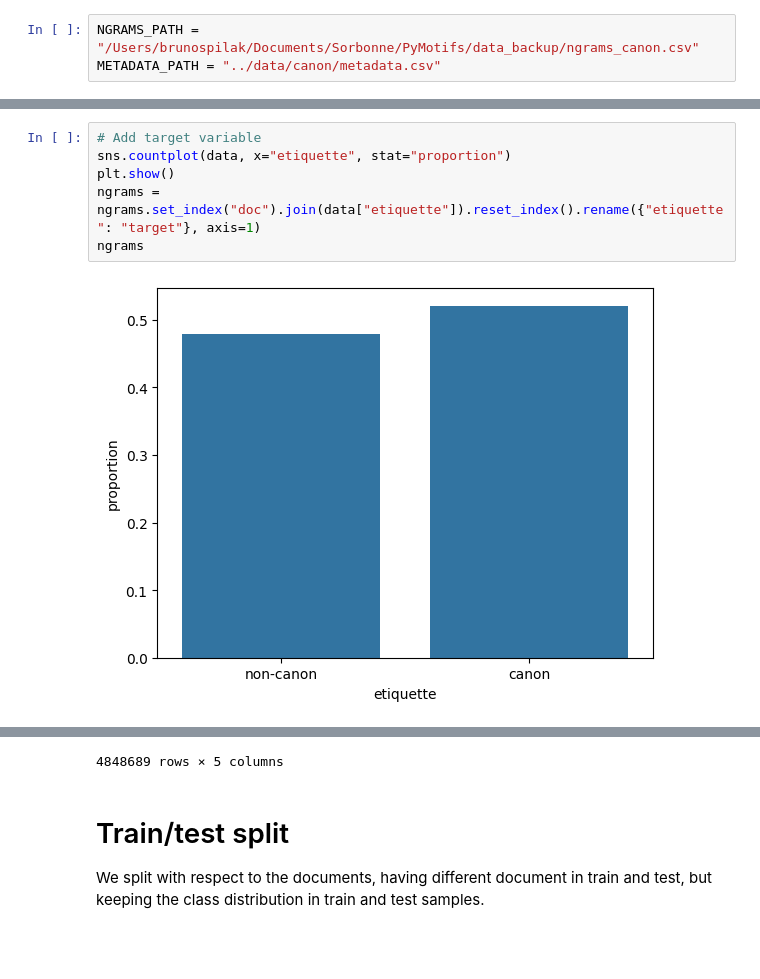
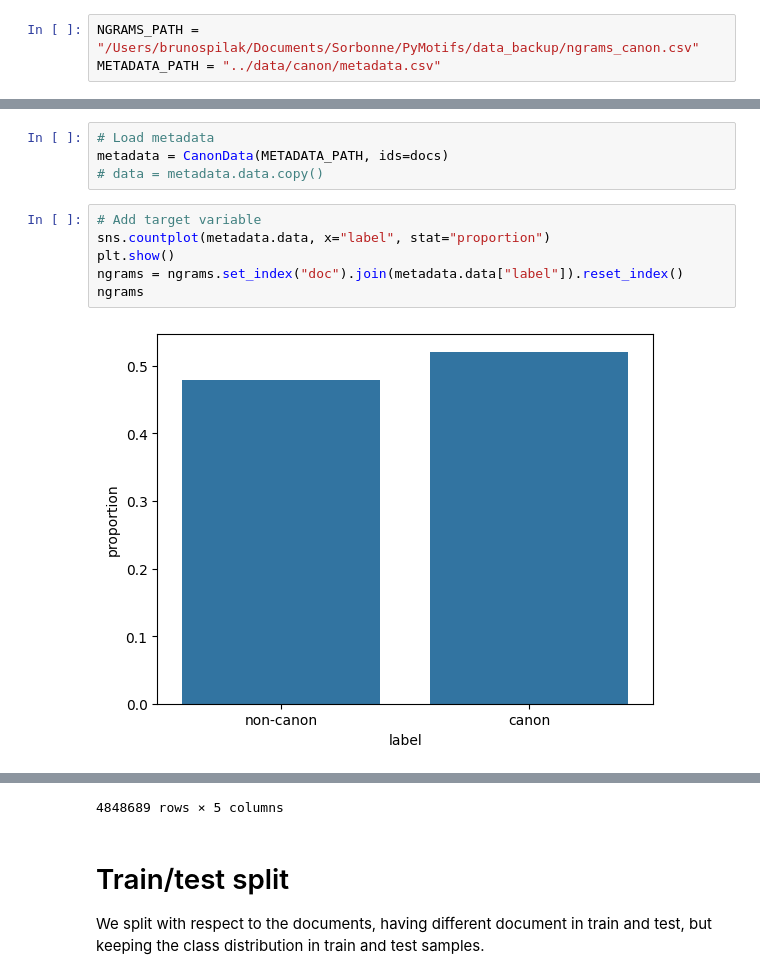
Before and after one commit to Malichot/PyMotifs, a Jupyter notebook: notebooks/2_Predict_Canon.ipynb, the cells around one changed output, grey strips where cells are left out. Drawn from its saved outputs; the diff is of its cells as text; blank space fills up the shorter version.

```diff
--- a/notebooks/2_Predict_Canon.ipynb
+++ b/notebooks/2_Predict_Canon.ipynb
@@ -60,8 +90,12 @@ Done in 76.05 secs
+# %%
+# Load metadata
+metadata = CanonData(METADATA_PATH, ids=docs)
+# data = metadata.data.copy()
 # %%
 # Add target variable
-sns.countplot(data, x="etiquette", stat="proportion")
+sns.countplot(metadata.data, x="label", stat="proportion")
 plt.show()
-ngrams = ngrams.set_index("doc").join(data["etiquette"]).reset_index().rename({"etiquette": "target"}, axis=1)
+ngrams = ngrams.set_index("doc").join(metadata.data["label"]).reset_index()
 ngrams
 # %% [output]
-[figure, old version]
+[figure, new version]
```
Also changed, not shown: parts of 42 cells of this notebook, 3 other files.
